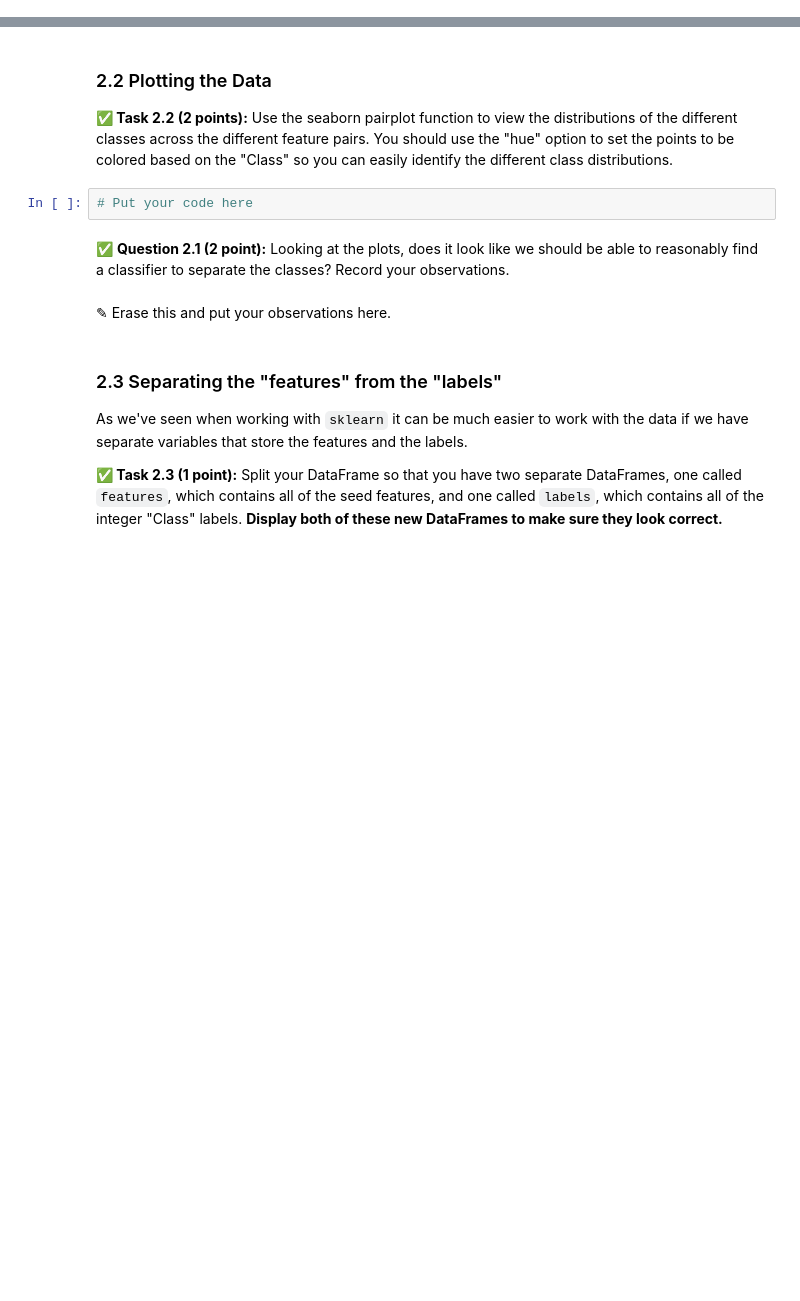
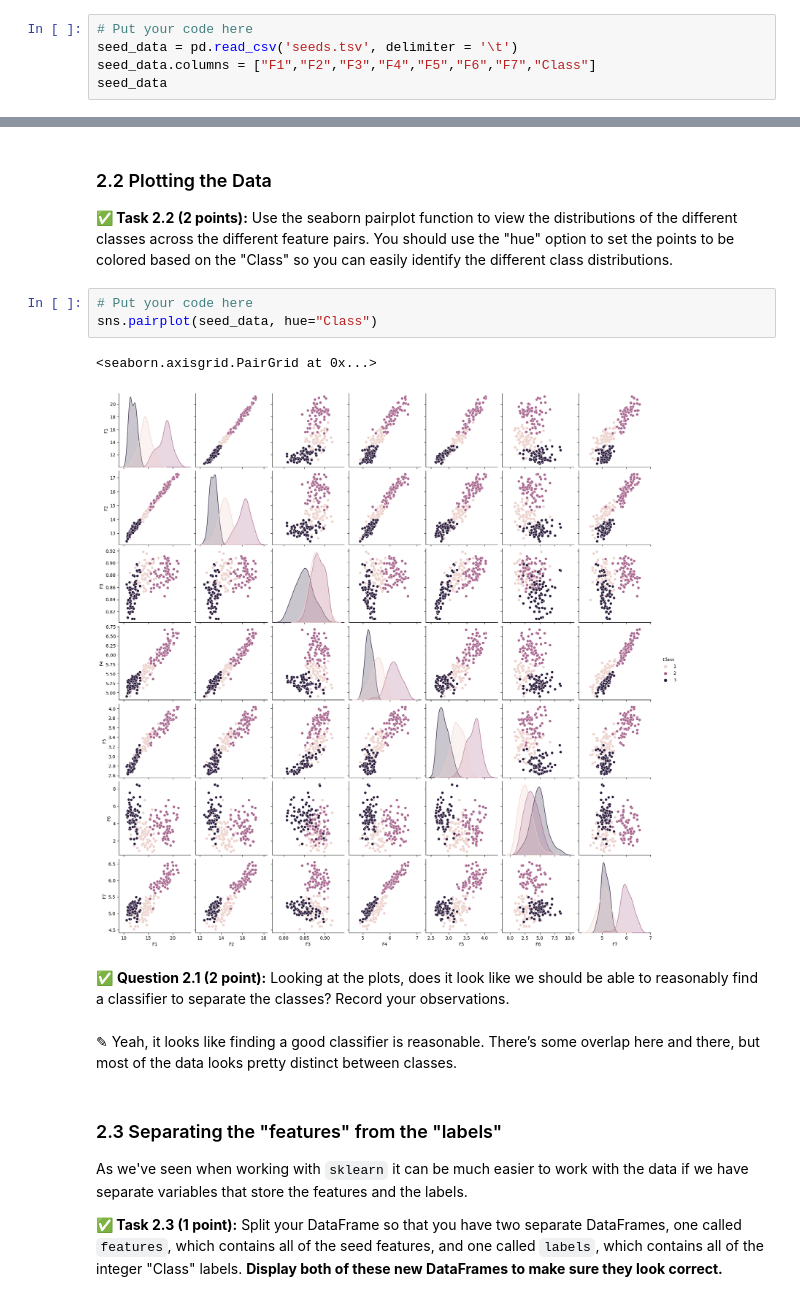
Before and after one commit to JamboLe/CMSE202-f24-turnin, a Jupyter notebook: hw-04/HW-04_PerceptronSVMandPCA-STUDENT (1).ipynb, the cells around one changed output, grey strips where cells are left out. Drawn from its saved outputs; the diff is of its cells as text; blank space fills up the shorter version.

```diff
--- a/hw-04/HW-04_PerceptronSVMandPCA-STUDENT (1).ipynb
+++ b/hw-04/HW-04_PerceptronSVMandPCA-STUDENT (1).ipynb
@@ -89,0 +92,5 @@ Once you've loaded in the data, **display the DataFrame to make sure it looks re
+# %%
+# Put your code here
+seed_data = pd.read_csv('seeds.tsv', delimiter = '\t')
+seed_data.columns = ["F1","F2","F3","F4","F5","F6","F7","Class"]
+seed_data
@@ -93,10 +114,14 @@ Once you've loaded in the data, **display the DataFrame to make sure it looks re
 **&#9989; Task 2.2 (2 points):** Use the seaborn pairplot function to view the distributions of the different classes across the different feature pairs. You should use the "hue" option to set the points to be colored based on the "Class" so you can easily identify the different class distributions.
 # %%
 # Put your code here
+sns.pairplot(seed_data, hue="Class")
+# %% [output]
+<seaborn.axisgrid.PairGrid at 0x...>
+[figure, added]
 # %% [markdown]
 &#9989; **Question 2.1 (2 point):** Looking at the plots, does it look like we should be able to reasonably find a classifier to separate the classes? Record your observations.
-# %% [markdown]
-<font size=+3>&#9998;</font> Erase this and put your observations here.
+# %% [markdown]
+<font size=+3>&#9998;</font> Yeah, it looks like finding a good classifier is reasonable. There’s some overlap here and there, but most of the data looks pretty distinct between classes.
 # %% [markdown]
 ### 2.3 Separating the "features" from the "labels"
 
```
Also changed, not shown: parts of 12 cells of this notebook.
